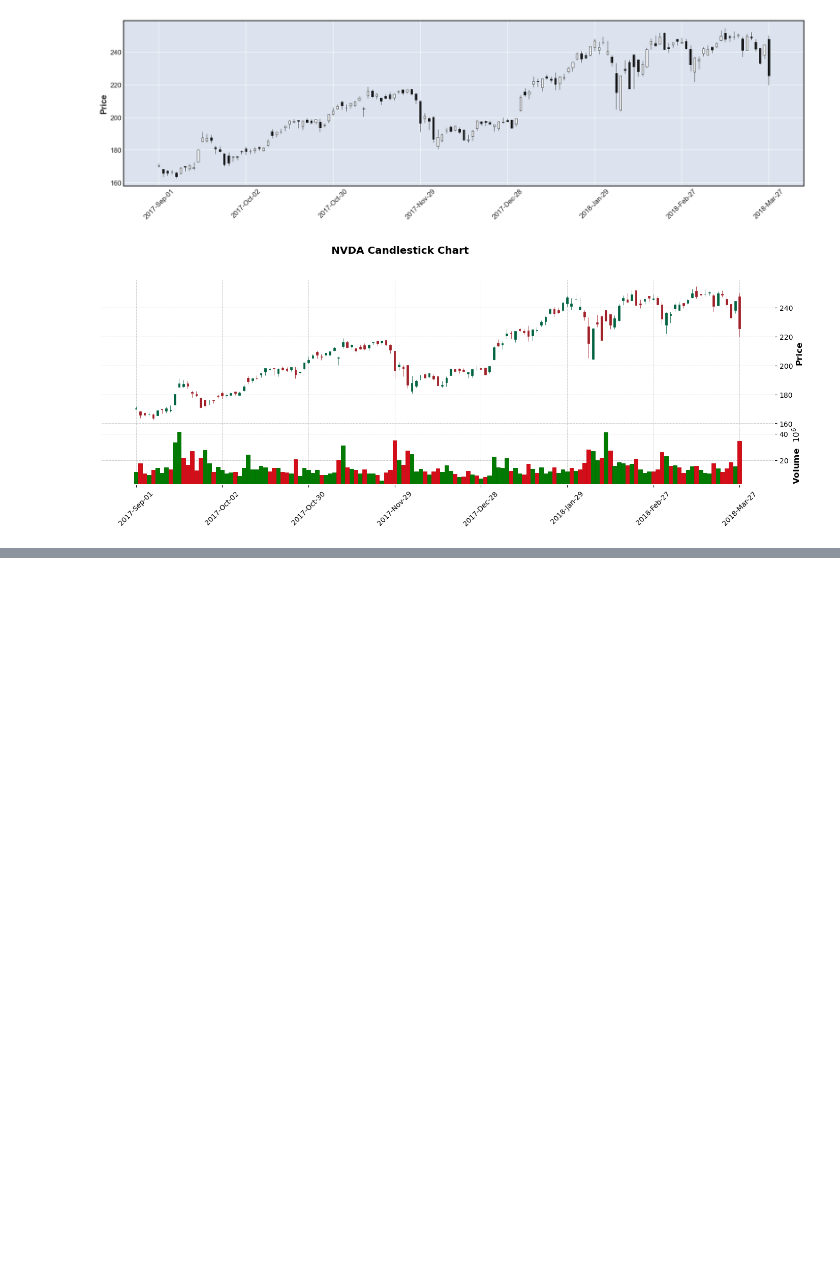
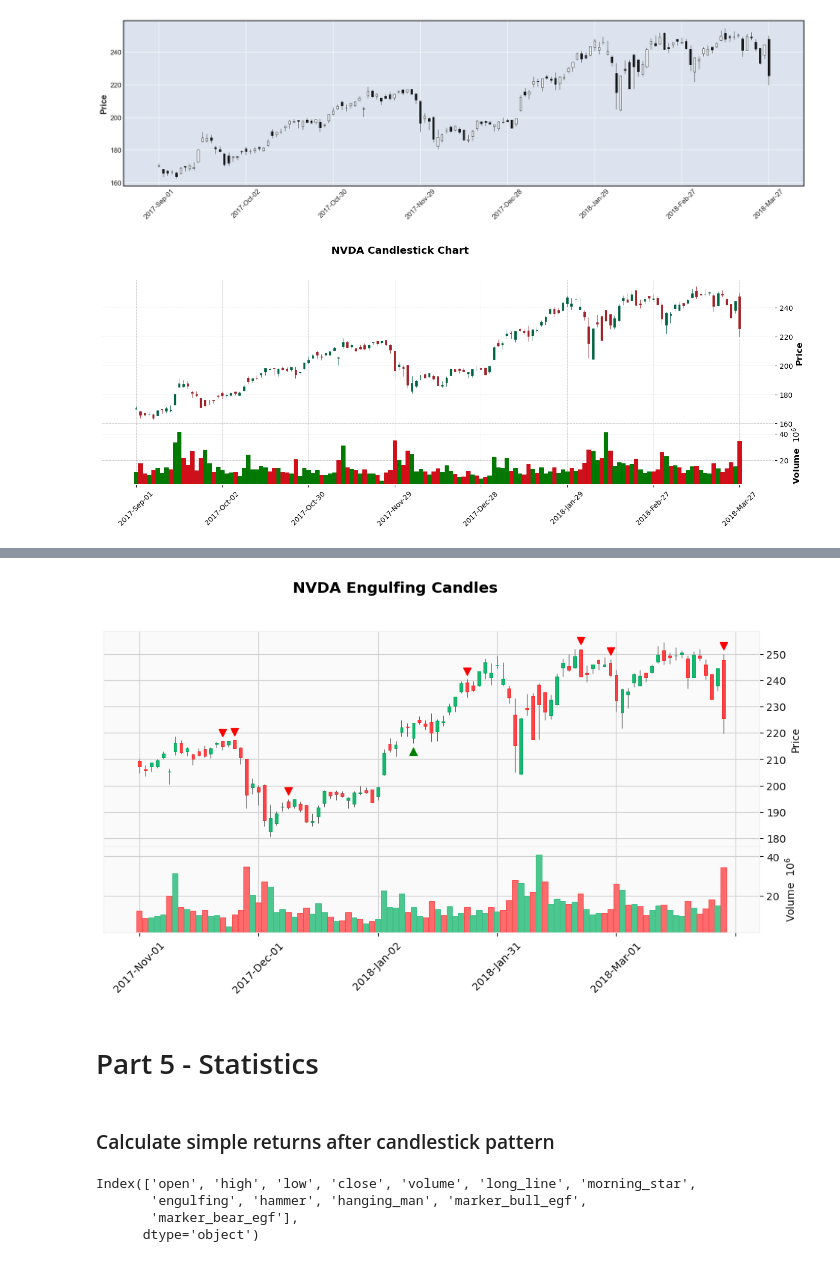
Before and after one commit to CodingIsEnjoyable/CandlestickStudy, a Jupyter notebook: CandlestickStudy.ipynb, the cells around one changed output, grey strips where cells are left out. Saved outputs shown, nothing was run; the diff lists cells and outputs as text; code cells hidden in the pictures; blank space fills up the shorter version.

```diff
--- a/CandlestickStudy.ipynb
+++ b/CandlestickStudy.ipynb
@@ -191,6 +87,0 @@ Hanging Men appeared: 92 times
-# %%
-df['morning_star'] = ms
-df['engulfing'] = egf
-df['hammer'] = hammer
-df['hanging_man'] = hm
-df
@@ -261,0 +98,2 @@ fig = mpf.figure()
+# %%
+egf_df = talib.CDLENGULFING(df['open'], df['high'], df['low'], df['close'])
@@ -261,0 +110,2 @@ fig = mpf.figure()
+# %%
+df['engulfing'] = egf_df
@@ -261,0 +138,3 @@ fig = mpf.figure()
+# %%
+sample = df.loc['2017-11-01':'2018-03-27']
+sample[sample['engulfing'] != 0]
@@ -261,0 +161,19 @@ fig = mpf.figure()
+# %%
+ap_bull_egf = mpf.make_addplot(sample['marker_bull_egf'], type='scatter', marker='^', markersize=50, color='green', panel=0)
+ap_bear_egf = mpf.make_addplot(sample['marker_bear_egf'], type='scatter', marker='v', markersize=50, color='red', panel=0)
+ap0 = [ap_bull_egf, ap_bear_egf]
+
+mpf.plot(sample, type='candle', figratio=(36,17), style='yahoo', volume=True, title='NVDA Engulfing Candles', addplot=ap0)
+# %% [output]
+[figure, added]
+# %% [markdown]
+# Part 5 - Statistics
+# %% [markdown]
+### Calculate simple returns after candlestick pattern
+# %%
+df.columns
+# %% [output]
+Index(['open', 'high', 'low', 'close', 'volume', 'long_line', 'morning_star',
+       'engulfing', 'hammer', 'hanging_man', 'marker_bull_egf',
+       'marker_bear_egf'],
+      dtype='object')
```
Also changed, not shown: parts of 61 cells of this notebook.
